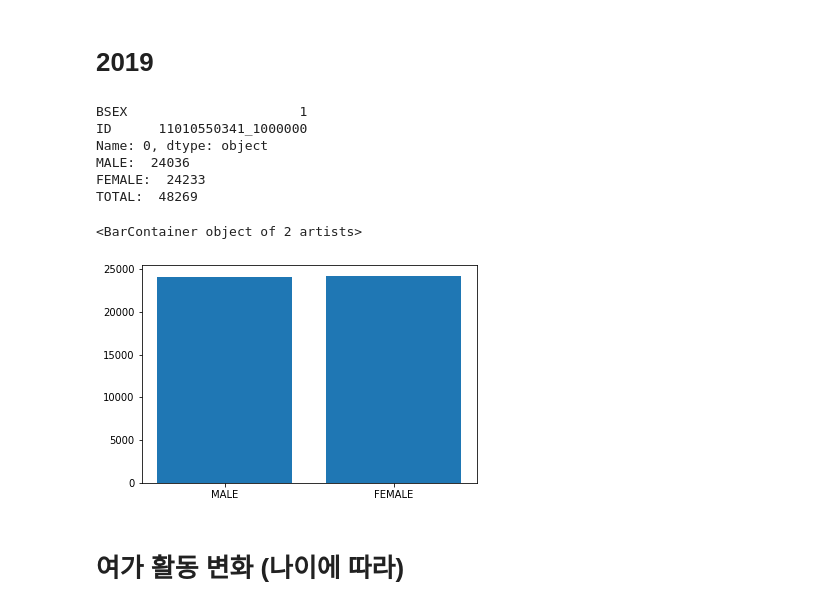
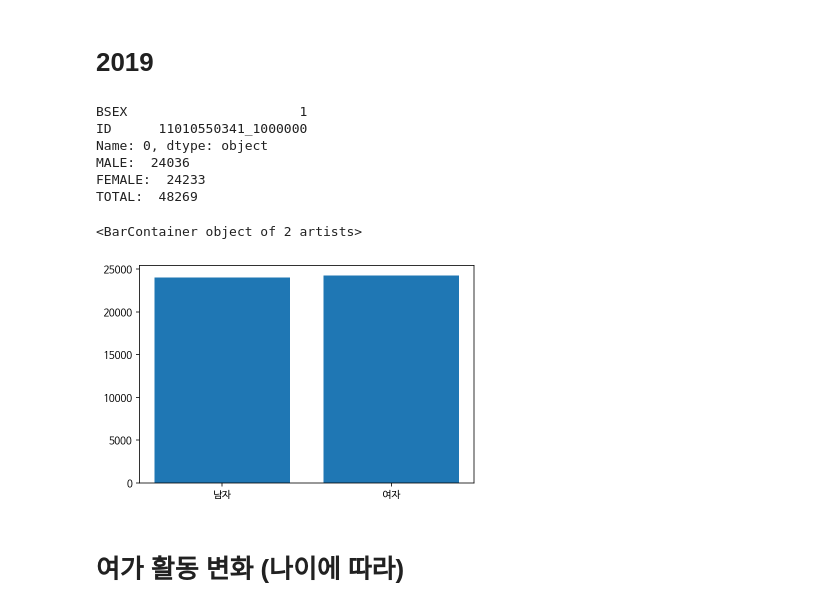
Before and after one commit to ansehoon1999/MG-DataAnaylsis, a Jupyter notebook: 세훈/DataAnaylsis_7_23_2.ipynb, the cells around one changed output. Drawn from its saved outputs; the diff is of its cells as text; code cells hidden in the pictures.

```diff
--- a/세훈/DataAnaylsis_7_23_2.ipynb
+++ b/세훈/DataAnaylsis_7_23_2.ipynb
@@ -32,35 +48,35 @@ print('2019년 데이터 개수: ', len(data_2019))
 # %%
 import matplotlib as mpl
 import matplotlib.pylab as plt
 
 df_sex = data_2019[['BSEX', 'ID']]
 print(df_sex.iloc[0, :])
 
 m_count = 0
 f_count = 0
 
 for i in range(len(df_sex)) :
   if df_sex.iloc[i,0] == 1 :
     m_count = m_count + 1
   elif df_sex.iloc[i, 0] == 2:
     f_count = f_count + 1
 
 
 print("MALE: ", m_count)
 print("FEMALE: ",f_count)
 total = m_count + f_count
 print("TOTAL: ", total)
 
-plt.bar(["MALE", "FEMALE"], [m_count, f_count])
+plt.bar(["남자", "여자"], [m_count, f_count])
 # %% [output]
 BSEX                      1
 ID      11010550341_1000000
 Name: 0, dtype: object
 MALE:  24036
 FEMALE:  24233
 TOTAL:  48269
 <BarContainer object of 2 artists>
-[figure, old version]
+[figure, new version]
 # %% [markdown]
 # 여가 활동 변화 (나이에 따라)
 # %% [markdown]
```
Also changed, not shown: parts of 10 cells of this notebook.
